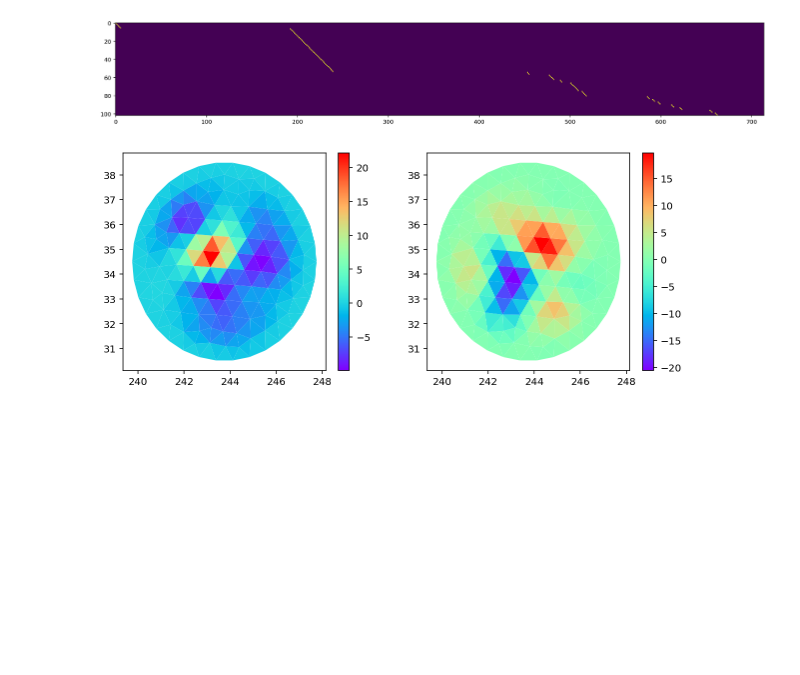
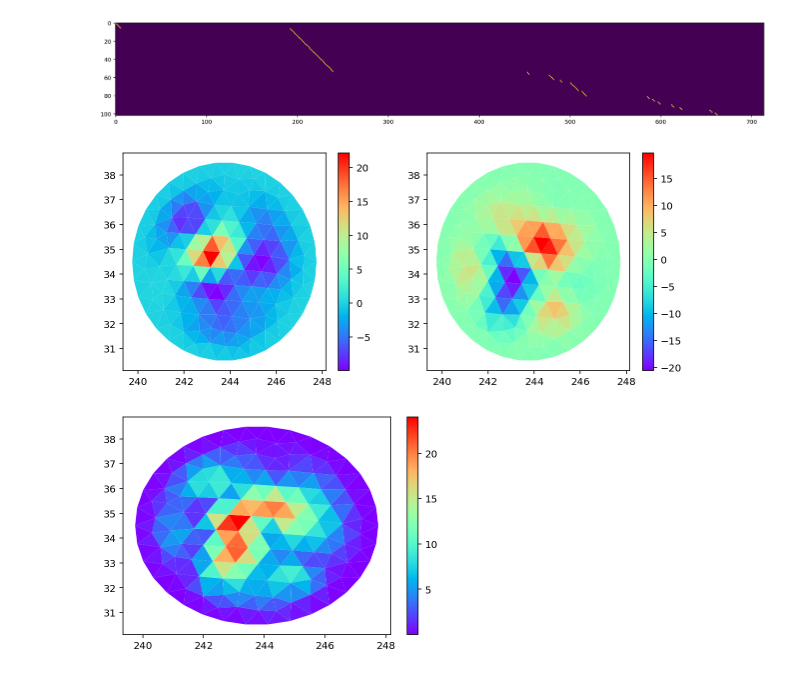
Before and after one commit to jploveless/relax_disloc, a Jupyter notebook: hector_mine.ipynb, the cells around one changed output. Drawn from its saved outputs; the diff is of its cells as text; code cells hidden in the pictures; blank space fills up the shorter version.

```diff
--- a/hector_mine.ipynb
+++ b/hector_mine.ipynb
@@ -606,11 +606,21 @@ predictions_north_smooth = predictions_smooth[np.arange(1, 100, 2)]
 # %%
 plt.figure(figsize=(10, 4))
 plt.subplot(1, 2, 1)
 plot_mesh(meshes[0], est_slip_smooth[0::2], plt.gca())
 plt.subplot(1, 2, 2)
 plot_mesh(meshes[0], est_slip_smooth[1::2], plt.gca())
 plt.show()
+
+plt.figure()
+plt.title("slip magnitude")
+plot_mesh(
+    meshes[0],
+    np.sqrt(est_slip_smooth[0::2] ** 2.0 + est_slip_smooth[1::2] ** 2.0),
+    plt.gca(),
+)
+plt.show()
 # %% [output]
 [figure]
+[figure, added]
 # %%
 # Plot model geometry
```
Also changed, not shown: parts of 3 cells of this notebook.
